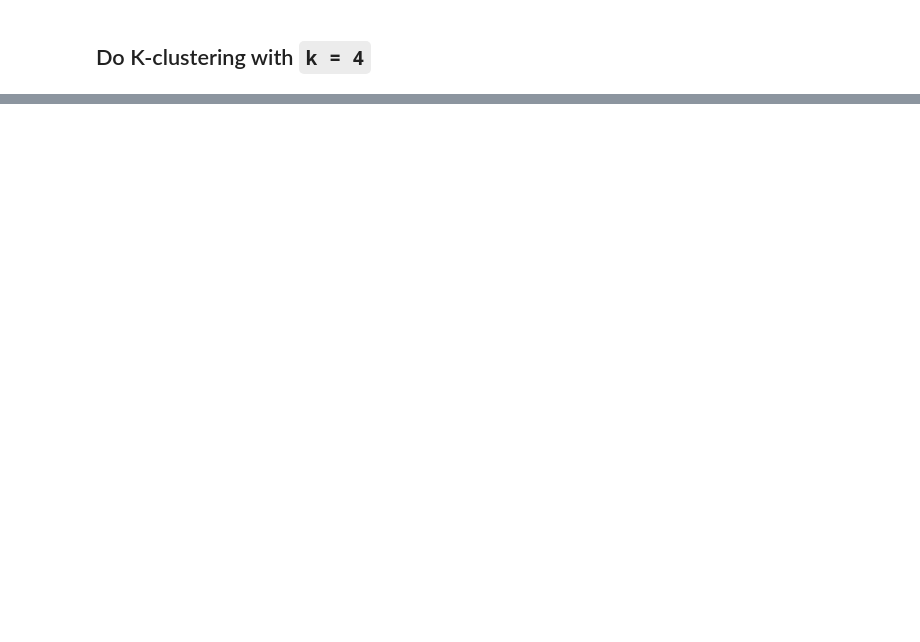
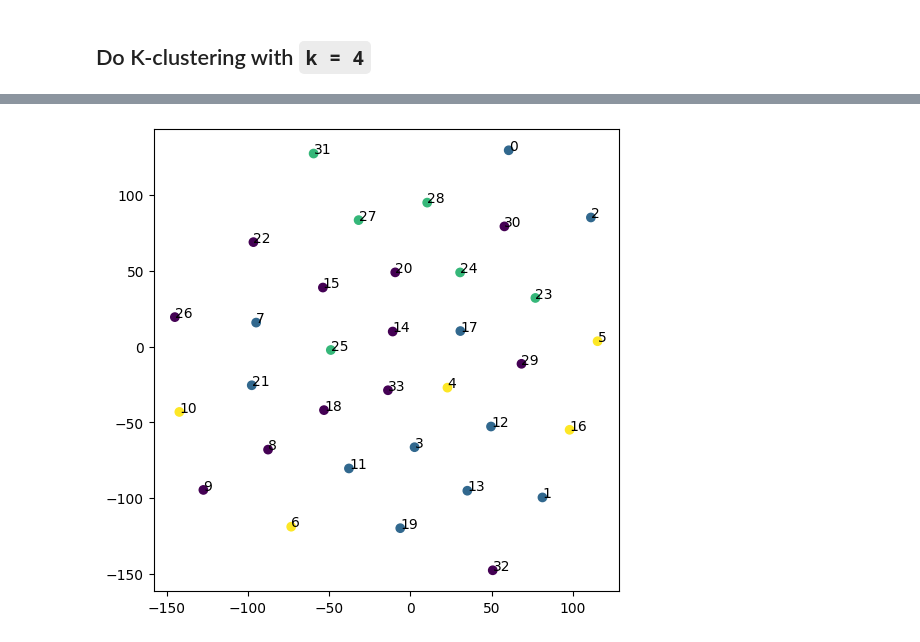
Before and after one commit to Anika-Roy/Exploring_Graph_Embeddings, a Jupyter notebook: node2vecPyTorch.ipynb, the cells around one changed output, grey strips where cells are left out. Drawn from its saved outputs; the diff is of its cells as text; code cells hidden in the pictures; blank space fills up the shorter version.

```diff
--- a/node2vecPyTorch.ipynb
+++ b/node2vecPyTorch.ipynb
@@ -356,2 +317,12 @@ n2v.plot_embeddings(2, gt)
 # %% [markdown]
 ## Do K-clustering with `k = 4`
+# %%
+# getting the embeddings from the model
+embeddings = np.array(n2v.get_embeddings())
+
+from sknetwork.clustering import Louvain, get_modularity
+import scipy.sparse as sp
+from sknetwork.visualization import svg_graph, svg_bigraph
+
+louvain = Louvain()
+labels = louvain.fit_predict(adjmat)
@@ -357,0 +335,4 @@ n2v.plot_embeddings(2, gt)
+# %%
+n2v.plot_embeddings(2, labels)
+# %% [output]
+[figure, added]
```
Also changed, not shown: parts of 10 cells of this notebook.
